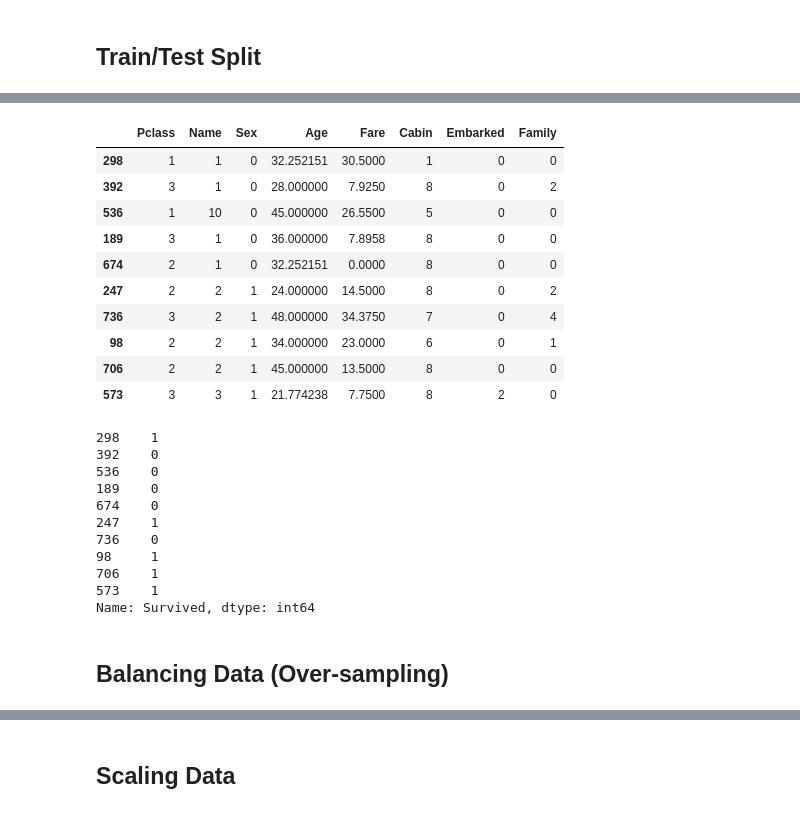
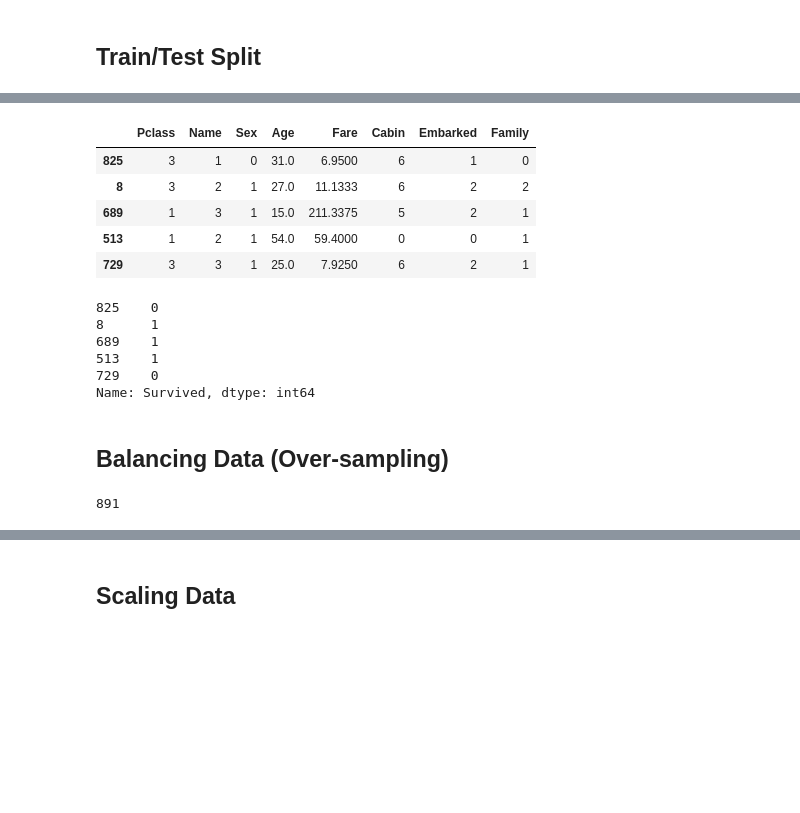
Before and after one commit to viniciusov/titanic-survivors, a Jupyter notebook: Titanic.ipynb, the cells around one changed output, grey strips where cells are left out. Saved outputs shown, nothing was run; the diff lists cells and outputs as text; code cells hidden in the pictures; blank space fills up the shorter version.

```diff
--- a/Titanic.ipynb
+++ b/Titanic.ipynb
@@ -289,0 +322,37 @@ def preprocess(df):
+# %%
+def preprocess(df):
+
+    df['Family'] = df['SibSp'] + df['Parch']
+
+    for n,age in enumerate(df['Age']):
+        if pd.isna(age):
+            df.at[n,'Age'] = ages_mean[both_df.iloc[n]['Sex']]
+
+    df['Sex'] = df['Sex'].map(genders)
+
+    for n,cabin in enumerate(df['Cabin']):
+        if pd.notna(cabin):
+            df.at[n,'Cabin'] = cabins[cabin[0]]
+        else:
+            cabin_letter = cabins_by_class[df.iloc[n]['Pclass']][0][0] # Fill with the most common by 'Pclass'
+            df.at[n,'Cabin'] = cabins[cabin_letter]
+
+    df['Embarked'].fillna('S', inplace=True) # Fill with the most common
+    df['Embarked'] = df['Embarked'].map(ports)
+
+    for n,fare in enumerate(df['Fare']):
+        if pd.isna(fare):
+            df.at[n,'Fare'] = fare_by_class[df.iloc[n]['Pclass']]
+
+    for n,name in enumerate(df['Name']):
+        if name.split(',')[1].split('.')[0].strip(' ') in names:
+            df.at[n,'Name'] = names[name.split(',')[1].split('.')[0].strip(' ')]
+        else: # Just in case
+            df.at[n,'Name'] = names['*Rare*']
+
+    df = df.drop(['PassengerId','Ticket','SibSp','Parch'], axis=1)
+
+    return df
+# %%
+main_df = preprocess(main_df)
+main_df.head()
@@ -324,33 +385,28 @@ Name: Survived, dtype: int64
 # %%
-from sklearn.model_selection import train_test_split
+X = main_df.drop(['Survived'], axis=1)
+y = main_df['Survived']
 
-X_train, X_test, y_train, y_test = train_test_split(train_df_feat, train_df_class, test_size=0.05, random_state=101)
-X_train.head(10)
+X_train, X_test, y_train, y_test = train_test_split(X, y, test_size=0.1, random_state=101)
+X_train.head()
 # %% [output]
 |  | Pclass | Name | Sex | Age | Fare | Cabin | Embarked | Family |
-| 298 | 1 | 1 | 0 | 32.252151 | 30.5000 | 1 | 0 | 0 |
-| 392 | 3 | 1 | 0 | 28.000000 | 7.9250 | 8 | 0 | 2 |
-| 536 | 1 | 10 | 0 | 45.000000 | 26.5500 | 5 | 0 | 0 |
-| 189 | 3 | 1 | 0 | 36.000000 | 7.8958 | 8 | 0 | 0 |
-| 674 | 2 | 1 | 0 | 32.252151 | 0.0000 | 8 | 0 | 0 |
-| 247 | 2 | 2 | 1 | 24.000000 | 14.5000 | 8 | 0 | 2 |
-| 736 | 3 | 2 | 1 | 48.000000 | 34.3750 | 7 | 0 | 4 |
-| 98 | 2 | 2 | 1 | 34.000000 | 23.0000 | 6 | 0 | 1 |
-| 706 | 2 | 2 | 1 | 45.000000 | 13.5000 | 8 | 0 | 0 |
-| 573 | 3 | 3 | 1 | 21.774238 | 7.7500 | 8 | 2 | 0 |
+| 825 | 3 | 1 | 0 | 31.0 | 6.9500 | 6 | 1 | 0 |
+| 8 | 3 | 2 | 1 | 27.0 | 11.1333 | 6 | 2 | 2 |
+| 689 | 1 | 3 | 1 | 15.0 | 211.3375 | 5 | 2 | 1 |
+| 513 | 1 | 2 | 1 | 54.0 | 59.4000 | 0 | 0 | 1 |
+| 729 | 3 | 3 | 1 | 25.0 | 7.9250 | 6 | 2 | 1 |
 # %%
-y_train.head(10)
+y_train.head()
 # %% [output]
-298    1
-392    0
-536    0
-189    0
-674    0
-247    1
-736    0
-98     1
-706    1
-573    1
+825    0
+8      1
+689    1
+513    1
+729    0
 Name: Survived, dtype: int64
 # %% [markdown]
 ## Balancing Data (Over-sampling)
+# %%
+len(X)
+# %% [output]
+891
```
Also changed, not shown: parts of 99 cells of this notebook, 2 other files.
